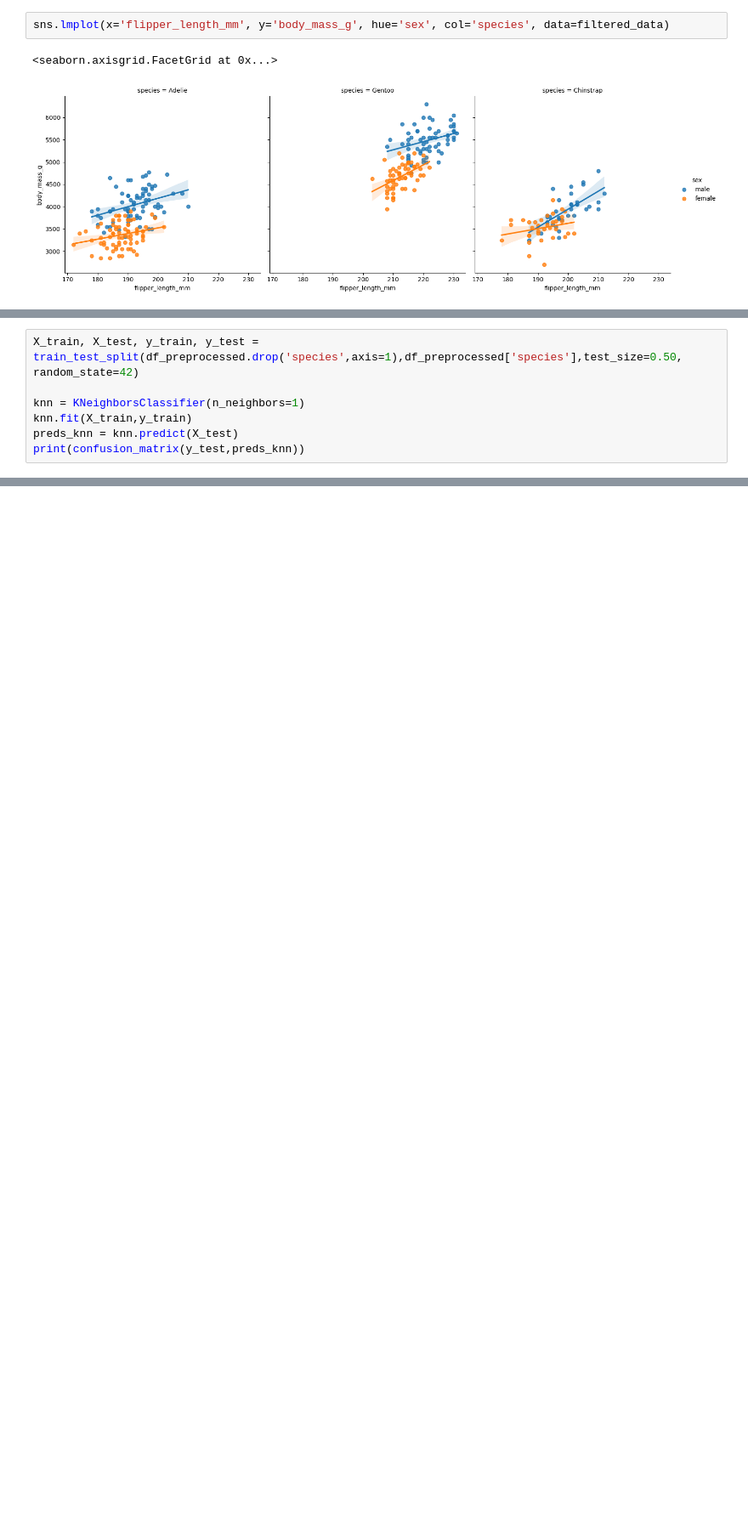
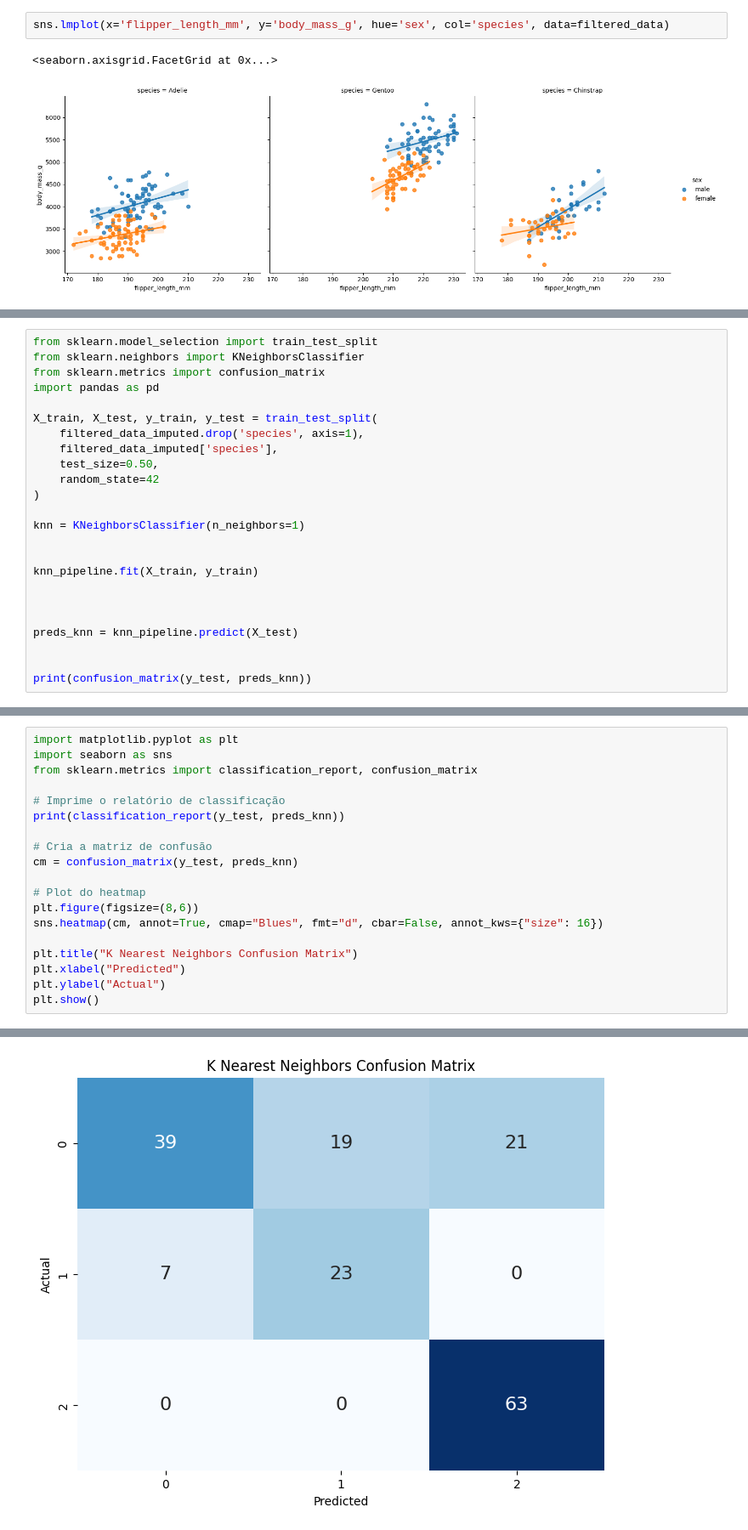
Before and after one commit to mariaclaraseixa/palmerpenguins, a Jupyter notebook: Palmer_Penguin.ipynb, the cells around one changed output, grey strips where cells are left out. Shown at 85% size. Saved outputs shown, nothing was run; the diff lists cells and outputs as text; blank space fills up the shorter version.

```diff
--- a/Palmer_Penguin.ipynb
+++ b/Palmer_Penguin.ipynb
@@ -251,7 +271,24 @@ confusion_matrix(y_test, y_pred)
 # %%
-X_train, X_test, y_train, y_test = train_test_split(df_preprocessed.drop('species',axis=1),df_preprocessed['species'],test_size=0.50, random_state=42)
+from sklearn.model_selection import train_test_split
+from sklearn.neighbors import KNeighborsClassifier
+from sklearn.metrics import confusion_matrix
+import pandas as pd
+
+X_train, X_test, y_train, y_test = train_test_split(
+    filtered_data_imputed.drop('species', axis=1),
+    filtered_data_imputed['species'],
+    test_size=0.50,
+    random_state=42
+)
 
 knn = KNeighborsClassifier(n_neighbors=1)
-knn.fit(X_train,y_train)
-preds_knn = knn.predict(X_test)
-print(confusion_matrix(y_test,preds_knn))
+
+
+knn_pipeline.fit(X_train, y_train)
+
+
+
+preds_knn = knn_pipeline.predict(X_test)
+
+
+print(confusion_matrix(y_test, preds_knn))
@@ -269,0 +299,20 @@ sns.heatmap(numerical_df_preprocessed.corr(), annot = True, cmap = 'Blues')
+# %%
+import matplotlib.pyplot as plt
+import seaborn as sns
+from sklearn.metrics import classification_report, confusion_matrix
+
+# Imprime o relatório de classificação
+print(classification_report(y_test, preds_knn))
+
+# Cria a matriz de confusão
+cm = confusion_matrix(y_test, preds_knn)
+
+# Plot do heatmap
+plt.figure(figsize=(8,6))
+sns.heatmap(cm, annot=True, cmap="Blues", fmt="d", cbar=False, annot_kws={"size": 16})
+
+plt.title("K Nearest Neighbors Confusion Matrix")
+plt.xlabel("Predicted")
+plt.ylabel("Actual")
+plt.show()
+# %% [output]
@@ -269,0 +328 @@ sns.heatmap(numerical_df_preprocessed.corr(), annot = True, cmap = 'Blues')
+[figure, added]
```
Also changed, not shown: parts of 15 cells of this notebook.
